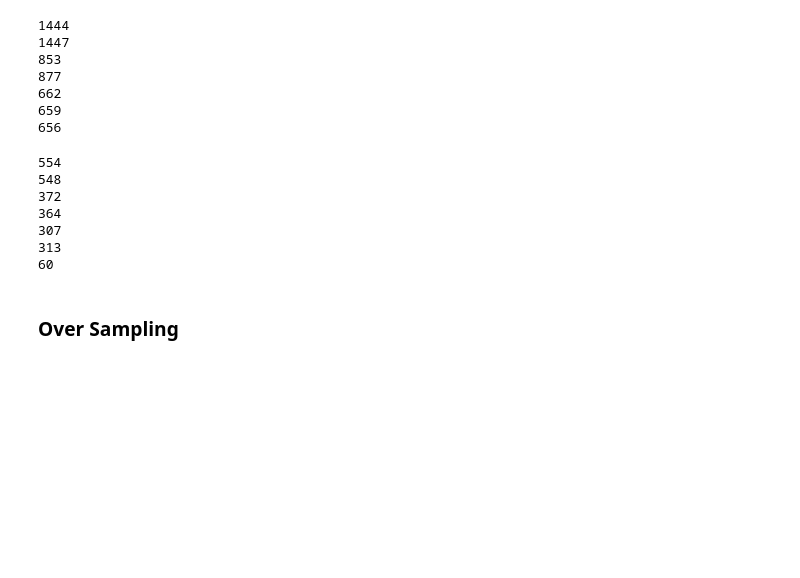
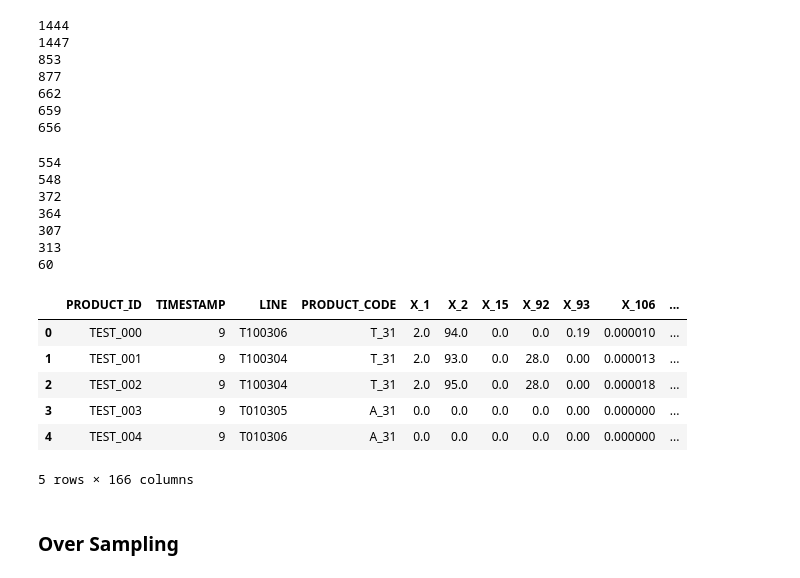
Before and after one commit to Sungjeonghyun/LG_Aimers_2nd, a Jupyter notebook: 정현/CODE&LINE Y_Class.ipynb, the cells around one changed output. Saved outputs shown, nothing was run; the diff lists cells and outputs as text; code cells hidden in the pictures; blank space fills up the shorter version.

```diff
--- a/정현/CODE&LINE Y_Class.ipynb
+++ b/정현/CODE&LINE Y_Class.ipynb
@@ -419,6 +419,18 @@ print(len(train_O1.columns))
 307
 313
 60
+# %%
+train.fillna(0, inplace=True)
+train = corr_drop(train)
+train = del_same_value(train)
+# %% [output]
+|  | PRODUCT_ID | TIMESTAMP | LINE | PRODUCT_CODE | X_1 | X_2 | X_15 | X_92 | X_93 | X_106 | ... |
+| 0 | TEST_000 | 9 | T100306 | T_31 | 2.0 | 94.0 | 0.0 | 0.0 | 0.19 | 0.000010 | ... |
+| 1 | TEST_001 | 9 | T100304 | T_31 | 2.0 | 93.0 | 0.0 | 28.0 | 0.00 | 0.000013 | ... |
+| 2 | TEST_002 | 9 | T100304 | T_31 | 2.0 | 95.0 | 0.0 | 28.0 | 0.00 | 0.000018 | ... |
+| 3 | TEST_003 | 9 | T010305 | A_31 | 0.0 | 0.0 | 0.0 | 0.0 | 0.00 | 0.000000 | ... |
+| 4 | TEST_004 | 9 | T010306 | A_31 | 0.0 | 0.0 | 0.0 | 0.0 | 0.00 | 0.000000 | ... |
+5 rows × 166 columns
 # %% [markdown]
 ### Over Sampling
 # %% [markdown]
```
Also changed, not shown: parts of 10 cells of this notebook, 6 other files.
